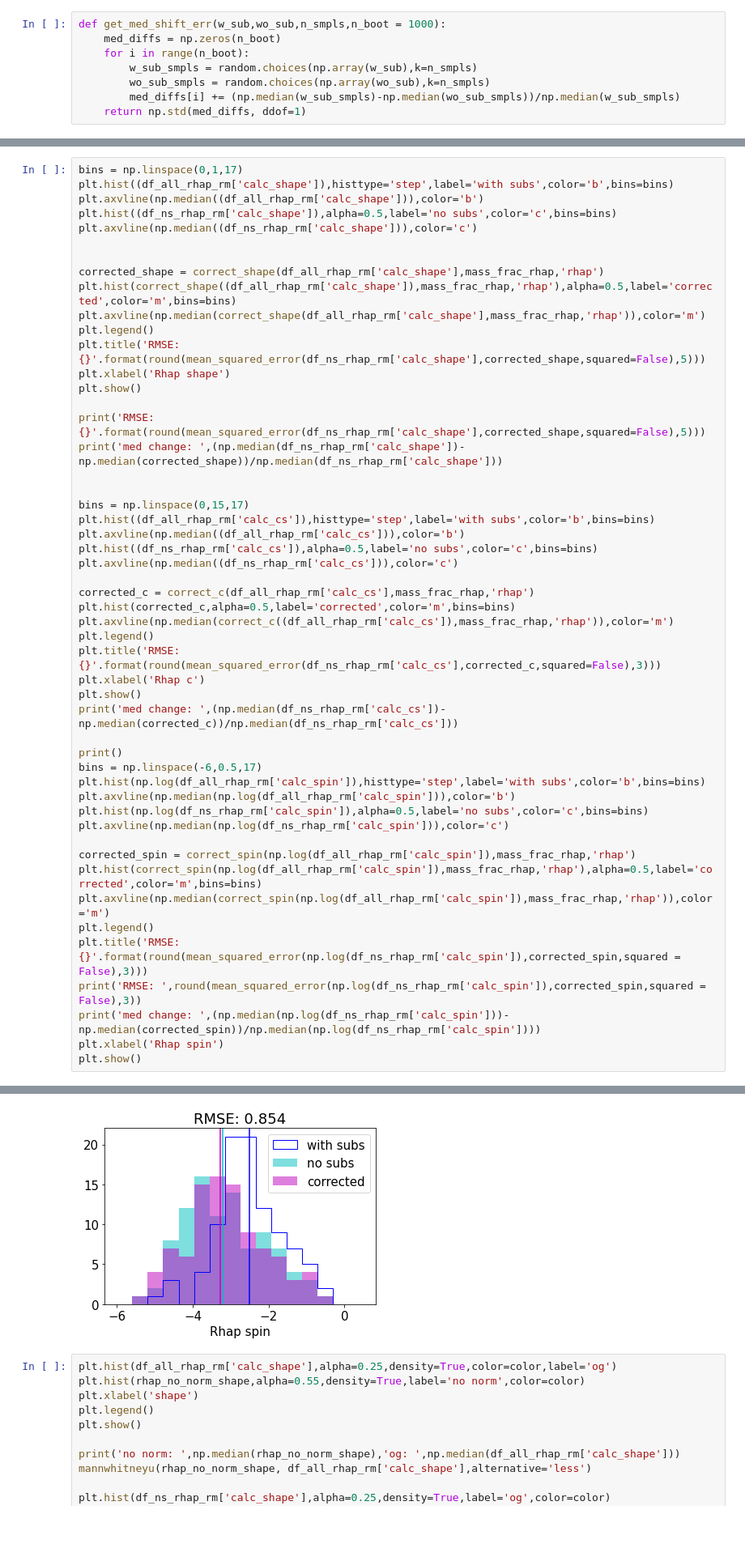
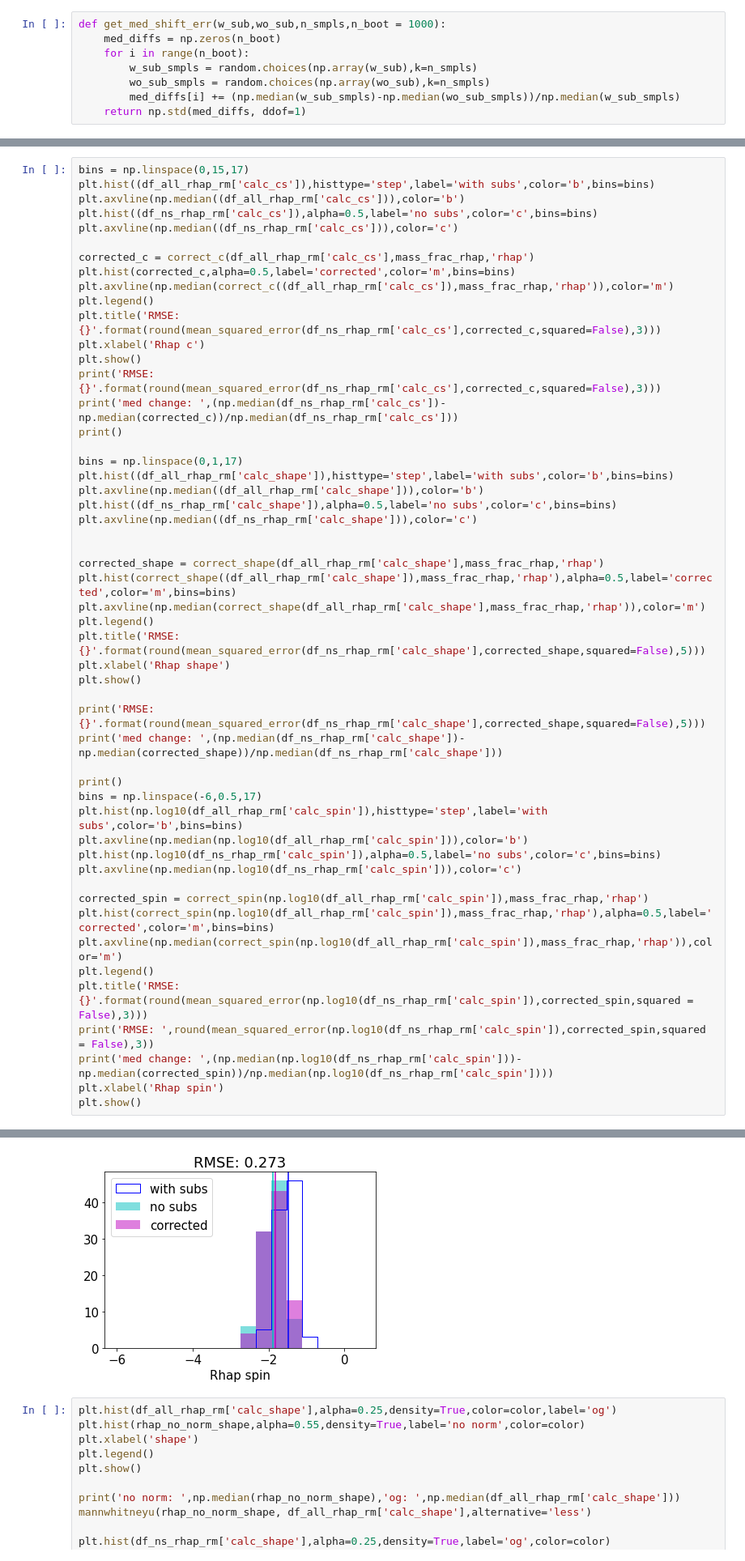
Before and after one commit to lmezini/SubhaloProperties, a Jupyter notebook: data_analysis.ipynb, the cells around one changed output, grey strips where cells are left out. Shown at 81% size. Drawn from its saved outputs; the diff is of its cells as text; blank space fills up the shorter version.

```diff
--- a/data_analysis.ipynb
+++ b/data_analysis.ipynb
@@ -393,4 +580,21 @@ med change:  -0.008173036363553604
 # %%
+bins = np.linspace(0,15,17)
+plt.hist((df_all_rhap_rm['calc_cs']),histtype='step',label='with subs',color='b',bins=bins)
+plt.axvline(np.median((df_all_rhap_rm['calc_cs'])),color='b')
+plt.hist((df_ns_rhap_rm['calc_cs']),alpha=0.5,label='no subs',color='c',bins=bins)
+plt.axvline(np.median((df_ns_rhap_rm['calc_cs'])),color='c')
+
+corrected_c = correct_c(df_all_rhap_rm['calc_cs'],mass_frac_rhap,'rhap')
+plt.hist(corrected_c,alpha=0.5,label='corrected',color='m',bins=bins)
+plt.axvline(np.median(correct_c((df_all_rhap_rm['calc_cs']),mass_frac_rhap,'rhap')),color='m')
+plt.legend()
+plt.title('RMSE: {}'.format(round(mean_squared_error(df_ns_rhap_rm['calc_cs'],corrected_c,squared=False),3)))
+plt.xlabel('Rhap c')
+plt.show()
+print('RMSE: {}'.format(round(mean_squared_error(df_ns_rhap_rm['calc_cs'],corrected_c,squared=False),3)))
+print('med change: ',(np.median(df_ns_rhap_rm['calc_cs'])-np.median(corrected_c))/np.median(df_ns_rhap_rm['calc_cs']))
+print()
+
 bins = np.linspace(0,1,17)
 plt.hist((df_all_rhap_rm['calc_shape']),histtype='step',label='with subs',color='b',bins=bins)
 plt.axvline(np.median((df_all_rhap_rm['calc_shape'])),color='b')
@@ -409,36 +613,20 @@ plt.show()
 print('RMSE: {}'.format(round(mean_squared_error(df_ns_rhap_rm['calc_shape'],corrected_shape,squared=False),5)))
 print('med change: ',(np.median(df_ns_rhap_rm['calc_shape'])-np.median(corrected_shape))/np.median(df_ns_rhap_rm['calc_shape']))
 
-
-bins = np.linspace(0,15,17)
-plt.hist((df_all_rhap_rm['calc_cs']),histtype='step',label='with subs',color='b',bins=bins)
-plt.axvline(np.median((df_all_rhap_rm['calc_cs'])),color='b')
-plt.hist((df_ns_rhap_rm['calc_cs']),alpha=0.5,label='no subs',color='c',bins=bins)
-plt.axvline(np.median((df_ns_rhap_rm['calc_cs'])),color='c')
-
-corrected_c = correct_c(df_all_rhap_rm['calc_cs'],mass_frac_rhap,'rhap')
-plt.hist(corrected_c,alpha=0.5,label='corrected',color='m',bins=bins)
-plt.axvline(np.median(correct_c((df_all_rhap_rm['calc_cs']),mass_frac_rhap,'rhap')),color='m')
-plt.legend()
-plt.title('RMSE: {}'.format(round(mean_squared_error(df_ns_rhap_rm['calc_cs'],corrected_c,squared=False),3)))
-plt.xlabel('Rhap c')
-plt.show()
-print('med change: ',(np.median(df_ns_rhap_rm['calc_cs'])-np.median(corrected_c))/np.median(df_ns_rhap_rm['calc_cs']))
-
 print()
 bins = np.linspace(-6,0.5,17)
-plt.hist(np.log(df_all_rhap_rm['calc_spin']),histtype='step',label='with subs',color='b',bins=bins)
-plt.axvline(np.median(np.log(df_all_rhap_rm['calc_spin'])),color='b')
-plt.hist(np.log(df_ns_rhap_rm['calc_spin']),alpha=0.5,label='no subs',color='c',bins=bins)
-plt.axvline(np.median(np.log(df_ns_rhap_rm['calc_spin'])),color='c')
+plt.hist(np.log10(df_all_rhap_rm['calc_spin']),histtype='step',label='with subs',color='b',bins=bins)
+plt.axvline(np.median(np.log10(df_all_rhap_rm['calc_spin'])),color='b')
+plt.hist(np.log10(df_ns_rhap_rm['calc_spin']),alpha=0.5,label='no subs',color='c',bins=bins)
+plt.axvline(np.median(np.log10(df_ns_rhap_rm['calc_spin'])),color='c')
 
-corrected_spin = correct_spin(np.log(df_all_rhap_rm['calc_spin']),mass_frac_rhap,'rhap')
-plt.hist(correct_spin(np.log(df_all_rhap_rm['calc_spin']),mass_frac_rhap,'rhap'),alpha=0.5,label='corrected',color='m',bins=bins)
-plt.axvline(np.median(correct_spin(np.log(df_all_rhap_rm['calc_spin']),mass_frac_rhap,'rhap')),color='m')
+corrected_spin = correct_spin(np.log10(df_all_rhap_rm['calc_spin']),mass_frac_rhap,'rhap')
+plt.hist(correct_spin(np.log10(df_all_rhap_rm['calc_spin']),mass_frac_rhap,'rhap'),alpha=0.5,label='corrected',color='m',bins=bins)
+plt.axvline(np.median(correct_spin(np.log10(df_all_rhap_rm['calc_spin']),mass_frac_rhap,'rhap')),color='m')
 plt.legend()
-plt.title('RMSE: {}'.format(round(mean_squared_error(np.log(df_ns_rhap_rm['calc_spin']),corrected_spin,squared = False),3)))
-print('RMSE: ',round(mean_squared_error(np.log(df_ns_rhap_rm['calc_spin']),corrected_spin,squared = False),3))
-print('med change: ',(np.median(np.log(df_ns_rhap_rm['calc_spin']))-np.median(corrected_spin))/np.median(np.log(df_ns_rhap_rm['calc_spin'])))
+plt.title('RMSE: {}'.format(round(mean_squared_error(np.log10(df_ns_rhap_rm['calc_spin']),corrected_spin,squared = False),3)))
+print('RMSE: ',round(mean_squared_error(np.log10(df_ns_rhap_rm['calc_spin']),corrected_spin,squared = False),3))
+print('med change: ',(np.median(np.log10(df_ns_rhap_rm['calc_spin']))-np.median(corrected_spin))/np.median(np.log10(df_ns_rhap_rm['calc_spin'])))
 plt.xlabel('Rhap spin')
 plt.show()
 # %% [output]
@@ -453,4 +642,4 @@ med change:  -0.013940806260104984
-[figure, old version]
+[figure, new version]
 # %%
 plt.hist(df_all_rhap_rm['calc_shape'],alpha=0.25,density=True,color=color,label='og')
 plt.hist(rhap_no_norm_shape,alpha=0.55,density=True,label='no norm',color=color)
```
Also changed, not shown: parts of 35 cells of this notebook, 6 other files.
